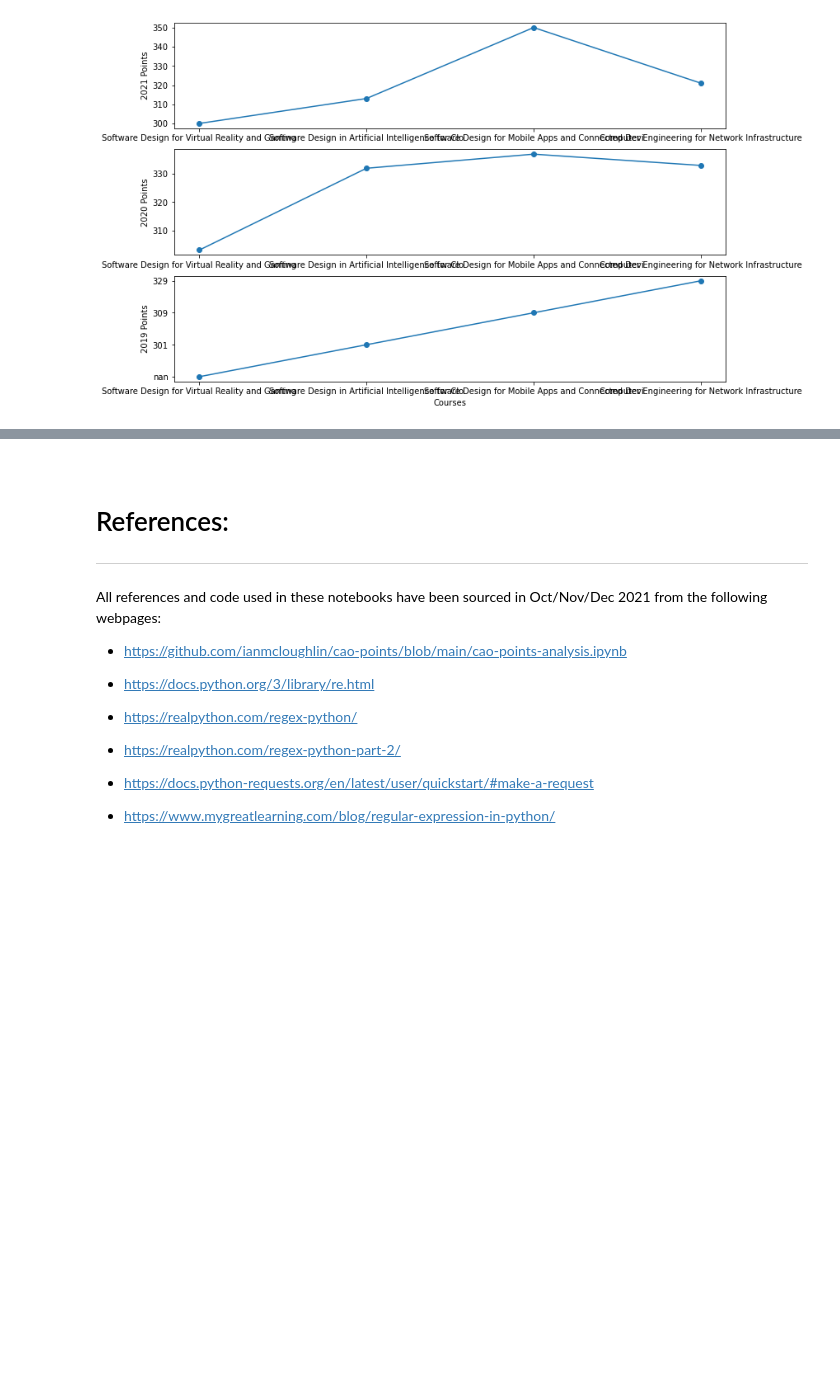
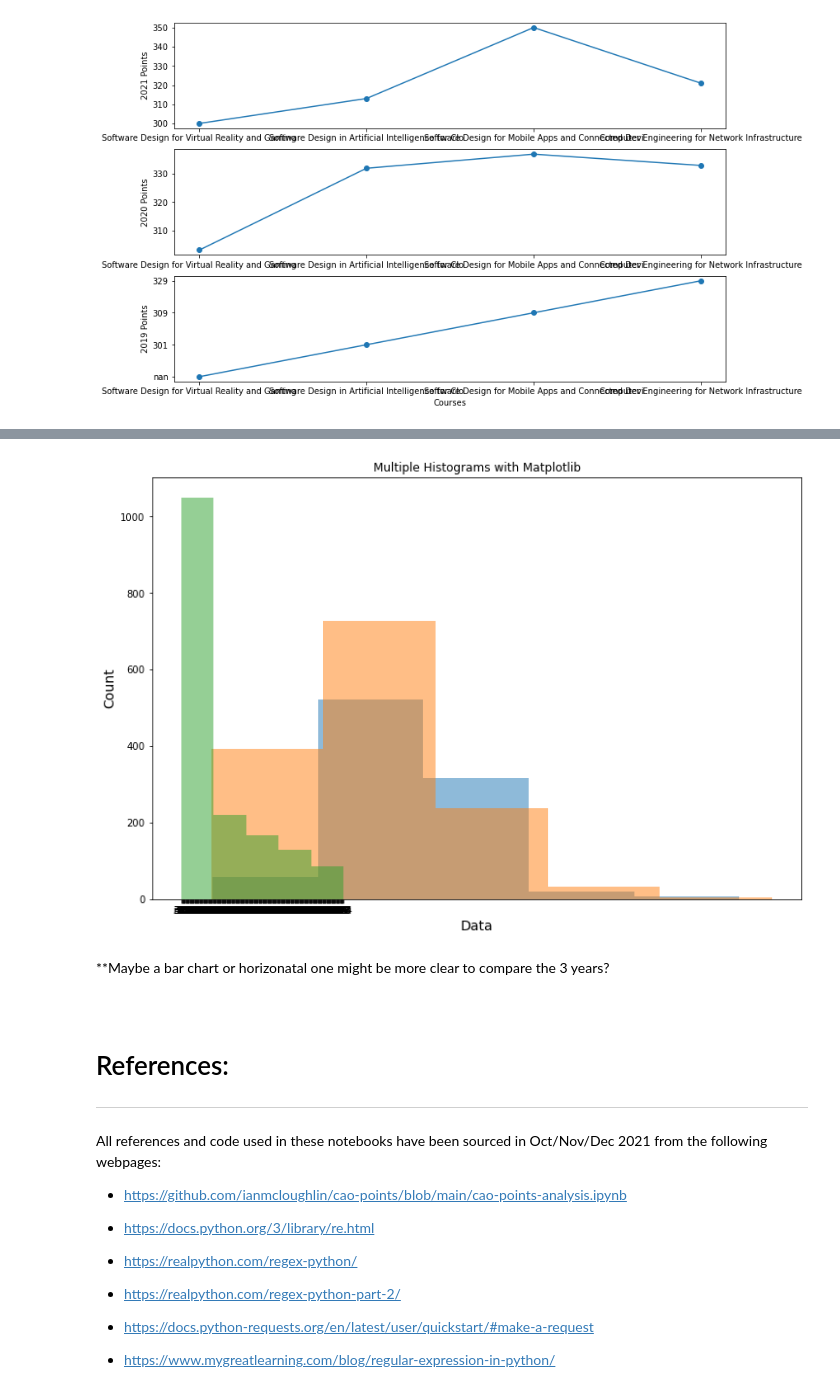
Before and after one commit to SarahMcN25/fundamentals, a Jupyter notebook: cao.ipynb, the cells around one changed output, grey strips where cells are left out. Cells and saved outputs as stored; diff of their text form; code cells hidden in the pictures; blank space fills up the shorter version.

```diff
--- a/cao.ipynb
+++ b/cao.ipynb
@@ -1167,3 +1143,17 @@ allcourses.describe()
+# %%
+plt.subplots()
+plt.hist(points_r1_2021, bins=5,alpha=0.5)
+plt.hist(points_r1_2020, bins=5, alpha=0.5)
+plt.hist(points_r1_2019, bins=5, alpha=0.5)
+
+plt.xlabel("Data", size=14)
+plt.ylabel("Count", size=14)
+plt.title("Multiple Histograms with Matplotlib")
+plt.show()
+# %% [output]
+[figure, added]
+# %% [markdown]
+**Maybe a bar chart or horizonatal one might be more clear to compare the 3 years?
 # %% [markdown]
 <br>
 
```
Also changed, not shown: parts of 19 cells of this notebook, 25 other files.
